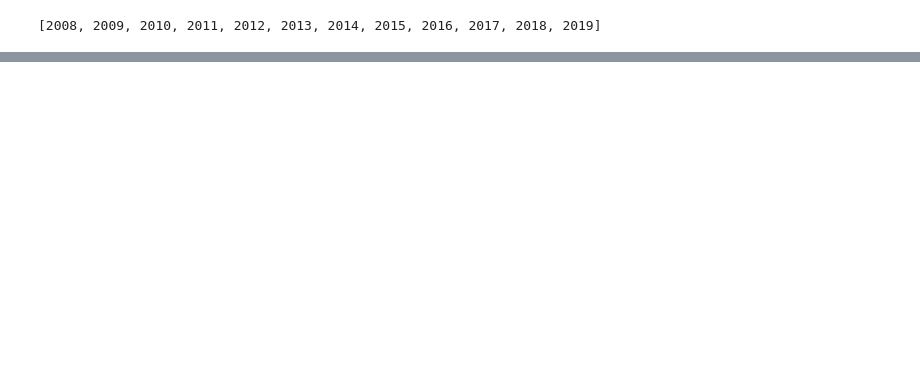
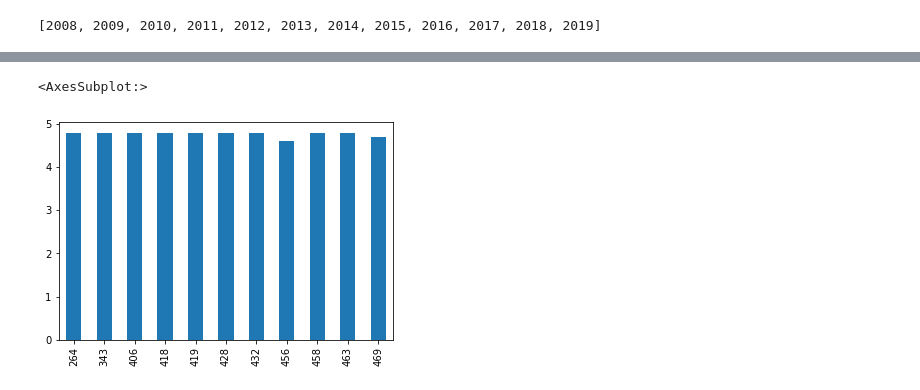
Before and after one commit to kav09/Analysis_of_Best_Selling_Books, a Jupyter notebook: notebook.ipynb, the cells around one changed output, grey strips where cells are left out. Drawn from its saved outputs; the diff is of its cells as text; code cells hidden in the pictures; blank space fills up the shorter version.

```diff
--- a/notebook.ipynb
+++ b/notebook.ipynb
@@ -364,3 +365,8 @@ booklist[booklist['Author'] == 'Rick Riordan']['User Rating'].plot()
+# %%
+booklist[booklist['Author'] == 'Rick Riordan']['User Rating'].plot(kind = 'bar')
+# %% [output]
+<AxesSubplot:>
+[figure, added]
 # %%
 booklist.groupby('Author').count().sort_values('Total', ascending=False).head(10)
 # %% [output]
```
Also changed, not shown: parts of 28 cells of this notebook, 4 other files.
